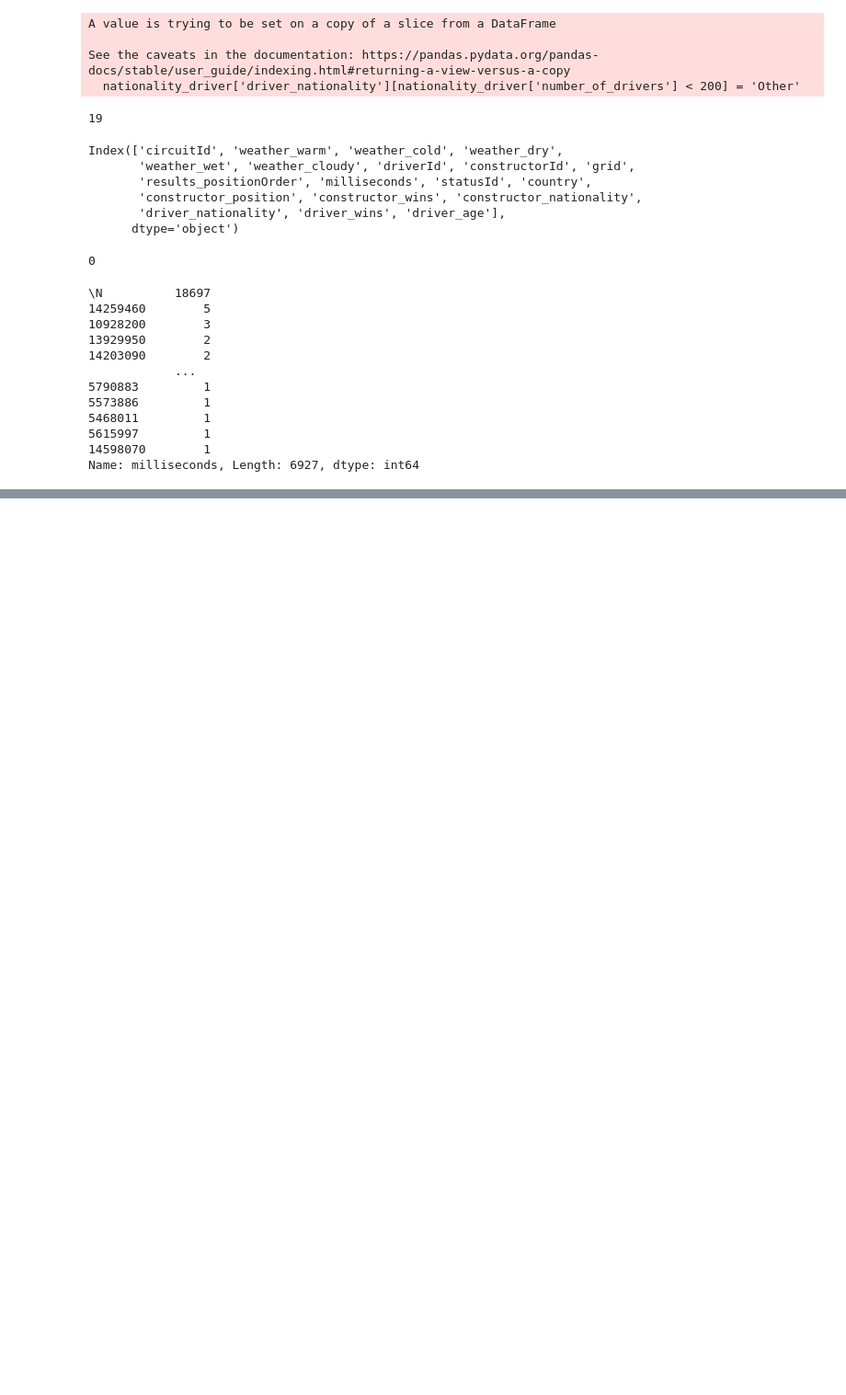
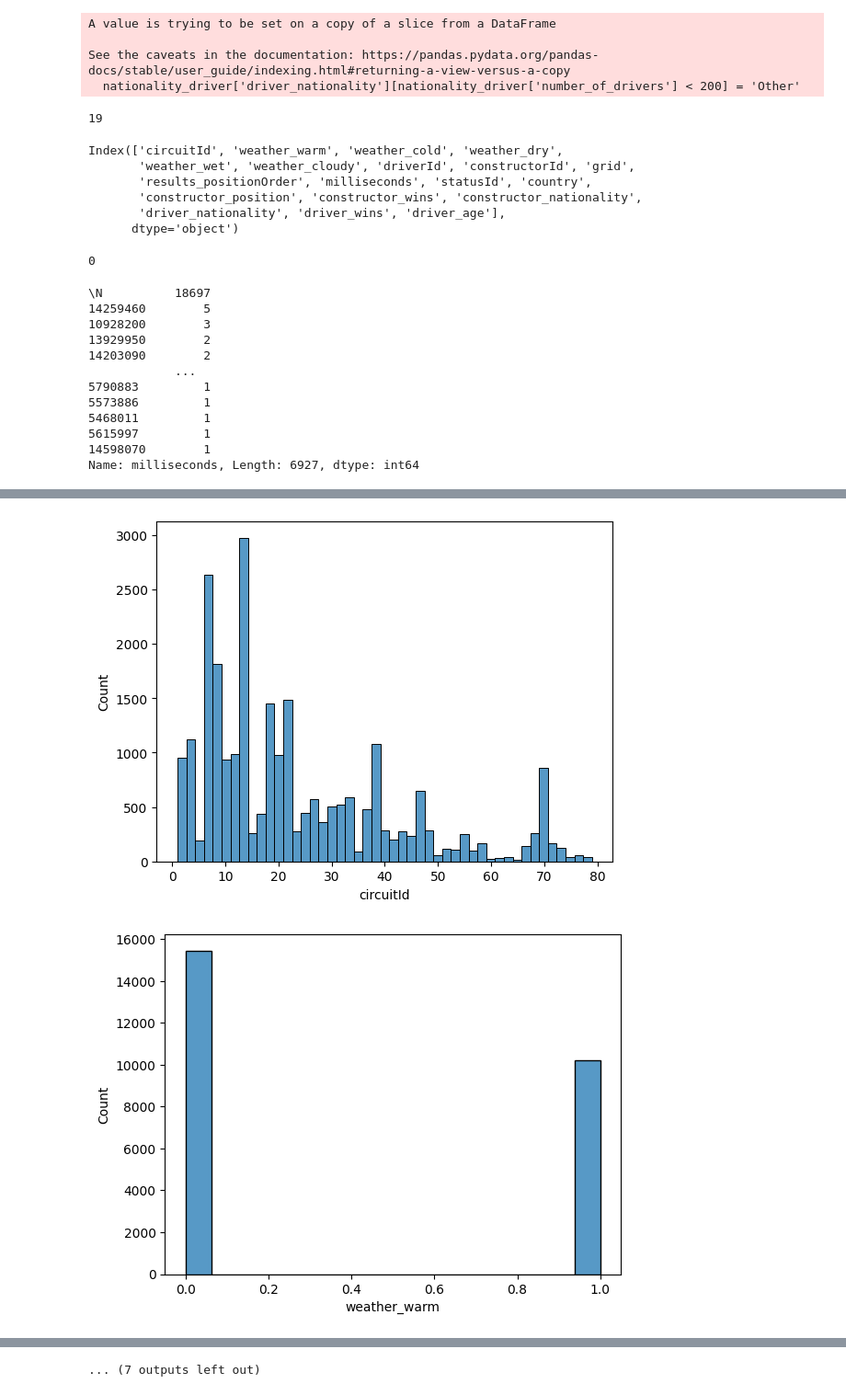
Before and after one commit to Nipun-Gupta26/ML-Project, a Jupyter notebook: preprocessing.ipynb, the cells around one changed output, grey strips where cells are left out. Shown at 92% size. Saved outputs shown, nothing was run; the diff lists cells and outputs as text; code cells hidden in the pictures; blank space fills up the shorter version.

```diff
--- a/preprocessing.ipynb
+++ b/preprocessing.ipynb
@@ -172,0 +176,8 @@ Boolean Series key will be reindexed to match DataFrame index.
+# %%
+df_after_dropping['weather_warm'] = df_after_dropping['weather_warm'].fillna(0)
+df_after_dropping['weather_cold'] = df_after_dropping['weather_cold'].fillna(0)
+df_after_dropping['weather_dry'] = df_after_dropping['weather_dry'].fillna(0)
+df_after_dropping['weather_wet'] = df_after_dropping['weather_wet'].fillna(0)
+df_after_dropping['weather_cloudy'] = df_after_dropping['weather_cloudy'].fillna(0)
+df_after_dropping['driver_wins'] = df_after_dropping['driver_wins'].fillna(0)
+df_after_dropping.isnull().sum()
@@ -172,0 +205,6 @@ Boolean Series key will be reindexed to match DataFrame index.
+# %%
+df_after_dropping['milliseconds'] = df_after_dropping['milliseconds'].replace('\\N', 0)
+# %%
+df_after_dropping['milliseconds'] = df_after_dropping['milliseconds'].astype('int64')
+# %%
+df_after_dropping['milliseconds'] = df_after_dropping['milliseconds'].replace(0, df_after_dropping['milliseconds'].max() * 2)
@@ -172,0 +243,7 @@ Boolean Series key will be reindexed to match DataFrame index.
+# %%
+for i in df_after_dropping.columns:
+    sns.histplot(df_after_dropping[i])
+    plt.show()
+# %% [output]
+[figure, added]
+[figure, added]
@@ -172,0 +260 @@ Boolean Series key will be reindexed to match DataFrame index.
+... (7 outputs left out)
```
Also changed, not shown: parts of 12 cells of this notebook.
